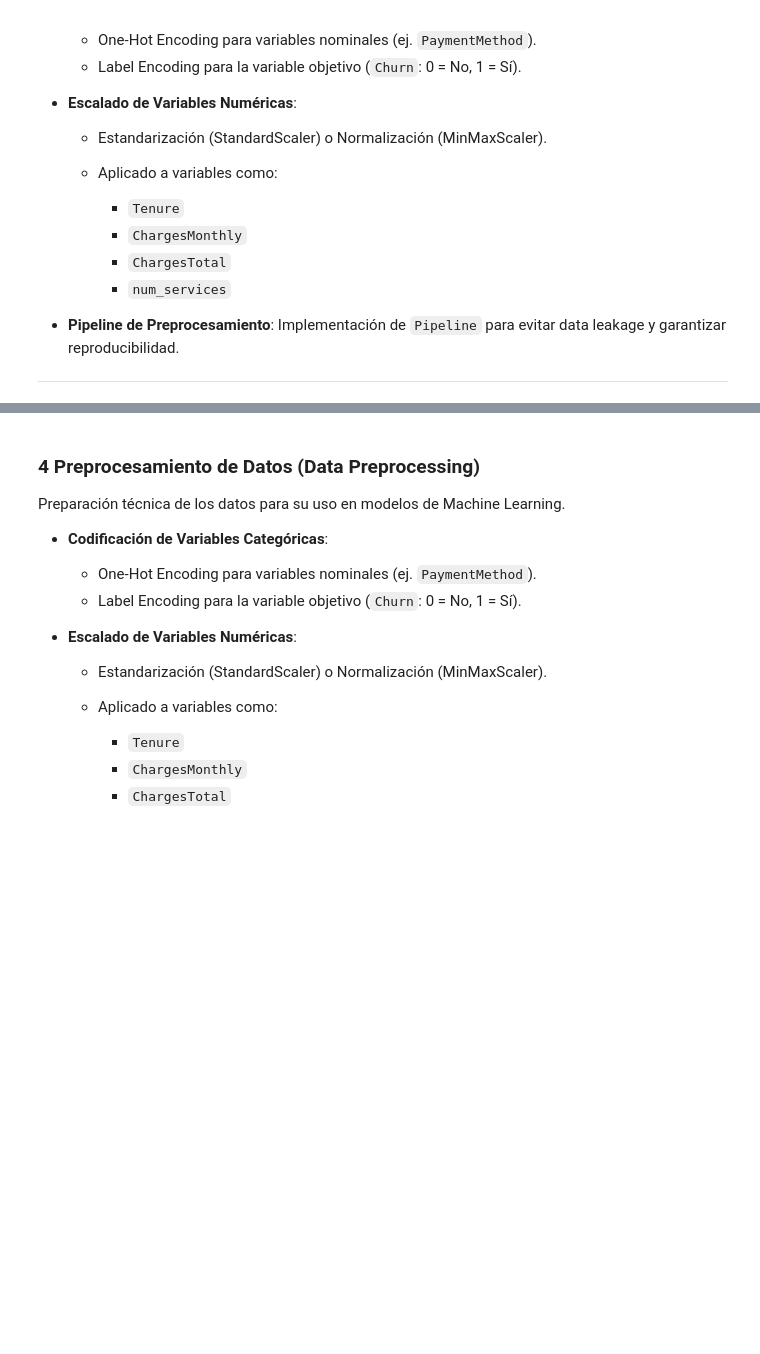
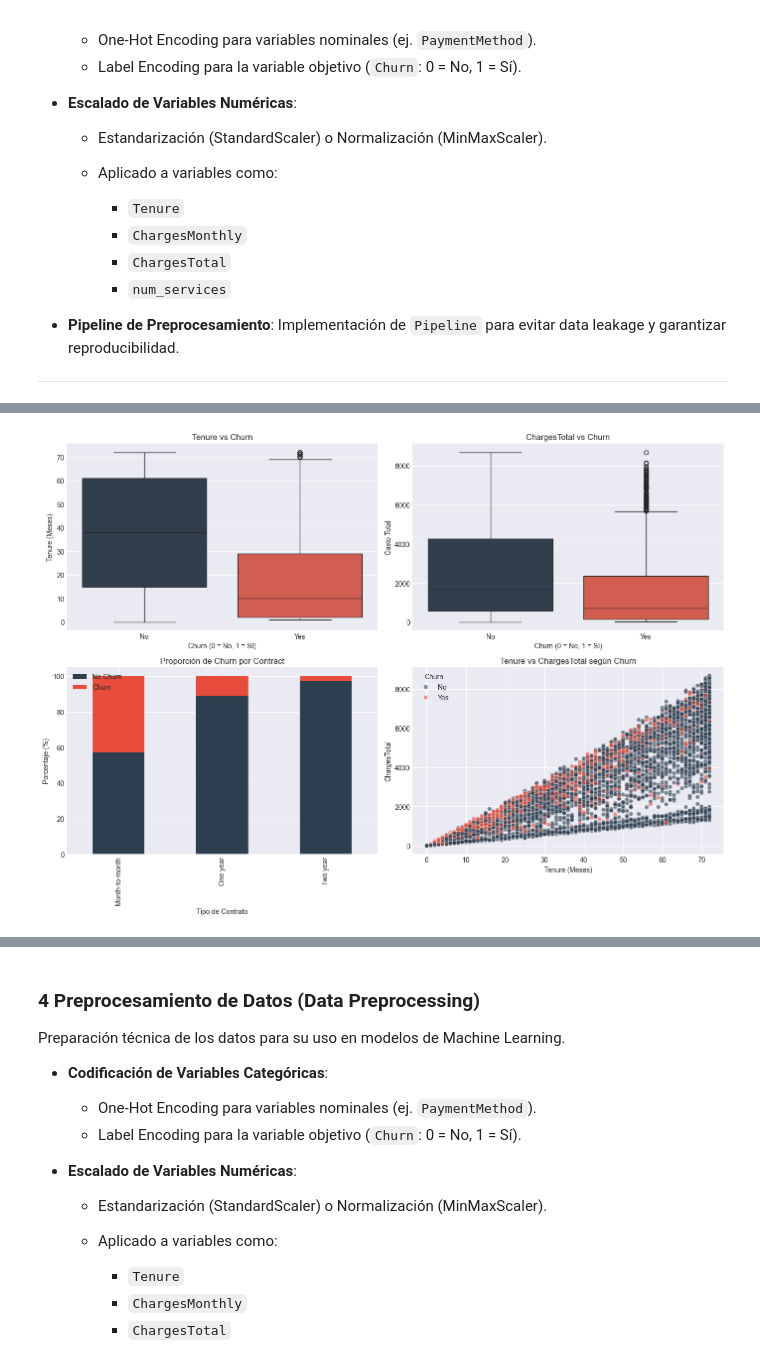
Before and after one commit to LenninTemoche/Challenge-TelecomX-2-Alura-One-DS, a Jupyter notebook: TelecomX-2-ML.ipynb, the cells around one changed output, grey strips where cells are left out. Drawn from its saved outputs; the diff is of its cells as text; code cells hidden in the pictures; blank space fills up the shorter version.

Commit message:
se realiza análisis dirigido integrado entre Tenure ChargesTotal y Contract

```diff
--- a/TelecomX-2-ML.ipynb
+++ b/TelecomX-2-ML.ipynb
@@ -817,0 +841,96 @@ Preparación técnica de los datos para su uso en modelos de Machine Learning.
+# %%
+# ============================================================
+# ANÁLISIS VISUAL INTEGRADO (2x2)  Tenure ChargesTotal Contract
+# ============================================================
+
+import os
+
+# Crear carpeta si no existe
+os.makedirs("imgs", exist_ok=True)
+
+fig, axes = plt.subplots(2, 2, figsize=(14, 10))
+
+# ------------------------------------------------------------
+# 1 Tenure vs Churn (Boxplot)
+# ------------------------------------------------------------
+
+sns.boxplot(
+    ax=axes[0, 0],
+    x="Churn",
+    y="Tenure",
+    data=df,
+    palette=[color_no_churn, color_churn]
+)
+
+axes[0, 0].set_title("Tenure vs Churn")
+axes[0, 0].set_xlabel("Churn (0 = No, 1 = Sí)")
+axes[0, 0].set_ylabel("Tenure (Meses)")
+
+
+# ------------------------------------------------------------
+# 2 ChargesTotal vs Churn (Boxplot)
+# ------------------------------------------------------------
+
+sns.boxplot(
+    ax=axes[0, 1],
+    x="Churn",
+    y="ChargesTotal",
+    data=df,
+    palette=[color_no_churn, color_churn]
+)
+
+axes[0, 1].set_title("ChargesTotal vs Churn")
+axes[0, 1].set_xlabel("Churn (0 = No, 1 = Sí)")
+axes[0, 1].set_ylabel("Gasto Total")
+
+
+# ------------------------------------------------------------
+# 3 Contract vs Churn (Proporción)
+# ------------------------------------------------------------
+
+contract_churn = pd.crosstab(
+    df["Contract"],
+    df["Churn"],
+    normalize="index"
+) * 100
+
+contract_churn.plot(
+    kind="bar",
+    stacked=True,
+    ax=axes[1, 0],
+    color=[color_no_churn, color_churn]
+)
+
+axes[1, 0].set_title("Proporción de Churn por Contract")
+axes[1, 0].set_ylabel("Porcentaje (%)")
+axes[1, 0].set_xlabel("Tipo de Contrato")
+axes[1, 0].legend(["No Churn", "Churn"])
+
+
+# ------------------------------------------------------------
+# 4 Scatter: Tenure vs ChargesTotal
+# ------------------------------------------------------------
+
+sns.scatterplot(
+    ax=axes[1, 1],
+    x="Tenure",
+    y="ChargesTotal",
+    hue="Churn",
+    data=df,
+    palette=[color_no_churn, color_churn],
+    alpha=0.6
+)
+
+axes[1, 1].set_title("Tenure vs ChargesTotal según Churn")
+axes[1, 1].set_xlabel("Tenure (Meses)")
+axes[1, 1].set_ylabel("ChargesTotal")
+
+# Ajustes finales
+plt.tight_layout()
+
+# Guardar imagen
+plt.savefig("imgs/analisis_dirigido_churn.png", dpi=300, bbox_inches="tight")
+
+plt.show()
+# %% [output]
+[figure, added]
```
Also changed, not shown: parts of 3 cells of this notebook, 1 other file.
